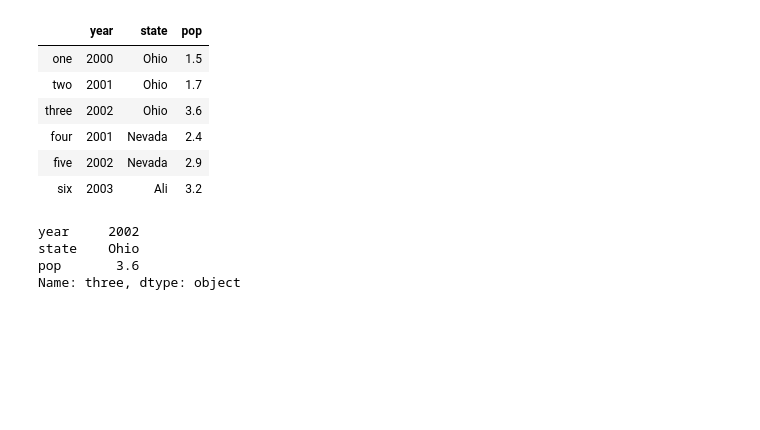
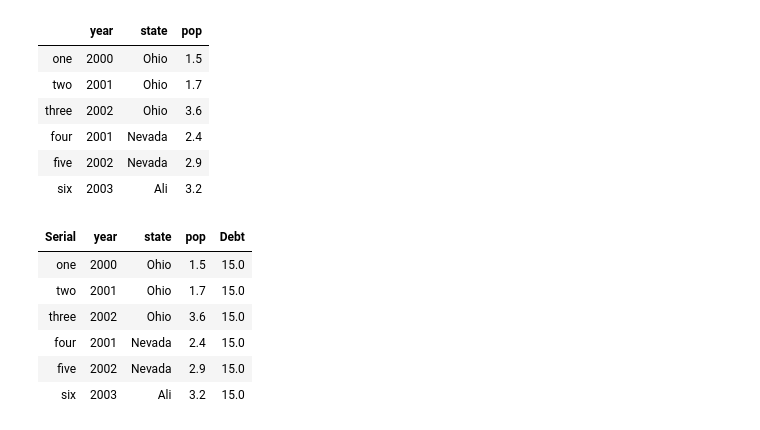
Before and after one commit to Adnan1990/Python_Practice, a Jupyter notebook: Pandas/Pnadas.ipynb, the cells around one changed output. Cells and saved outputs as stored; diff of their text form; code cells hidden in the pictures; blank space fills up the shorter version.

```diff
--- a/Pandas/Pnadas.ipynb
+++ b/Pandas/Pnadas.ipynb
@@ -160,7 +265,8 @@ year                           12009
 pop                             15.3
 dtype: object
 # %%
-frame2 = pd.DataFrame(data, columns=['year', 'state', 'pop'],
+frame2 = pd.DataFrame(data,
+                      columns=['year', 'state', 'pop'],
                       index=['one', 'two', 'three', 'four',
                            'five', 'six'])
 '''
@@ -169,6 +275,7 @@ frame2['year']
 frame2.year
 '''
 
+frame2.to_excel("Adnan.xlsx", sheet_name = "First Sheet")
 frame2
 # %% [output]
 |  | year | state | pop |
@@ -178,10 +285,19 @@ frame2
 | four | 2001 | Nevada | 2.4 |
 | five | 2002 | Nevada | 2.9 |
 | six | 2003 | Ali | 3.2 |
-# %%
-frame2.loc['three']
-# %% [output]
-year     2002
-state    Ohio
-pop       3.6
-Name: three, dtype: object
+# %%
+frame2.loc['three'] #geting series at particular index
+frame2['Debt']= 15.0 # adding new column
+
+#frame2.index.name ="Student"
+frame2.columns.name ="Serial"
+
+frame2
+# %% [output]
+| Serial | year | state | pop | Debt |
+| one | 2000 | Ohio | 1.5 | 15.0 |
+| two | 2001 | Ohio | 1.7 | 15.0 |
+| three | 2002 | Ohio | 3.6 | 15.0 |
+| four | 2001 | Nevada | 2.4 | 15.0 |
+| five | 2002 | Nevada | 2.9 | 15.0 |
+| six | 2003 | Ali | 3.2 | 15.0 |
```
Also changed, not shown: parts of 22 cells of this notebook, 3 other files.
